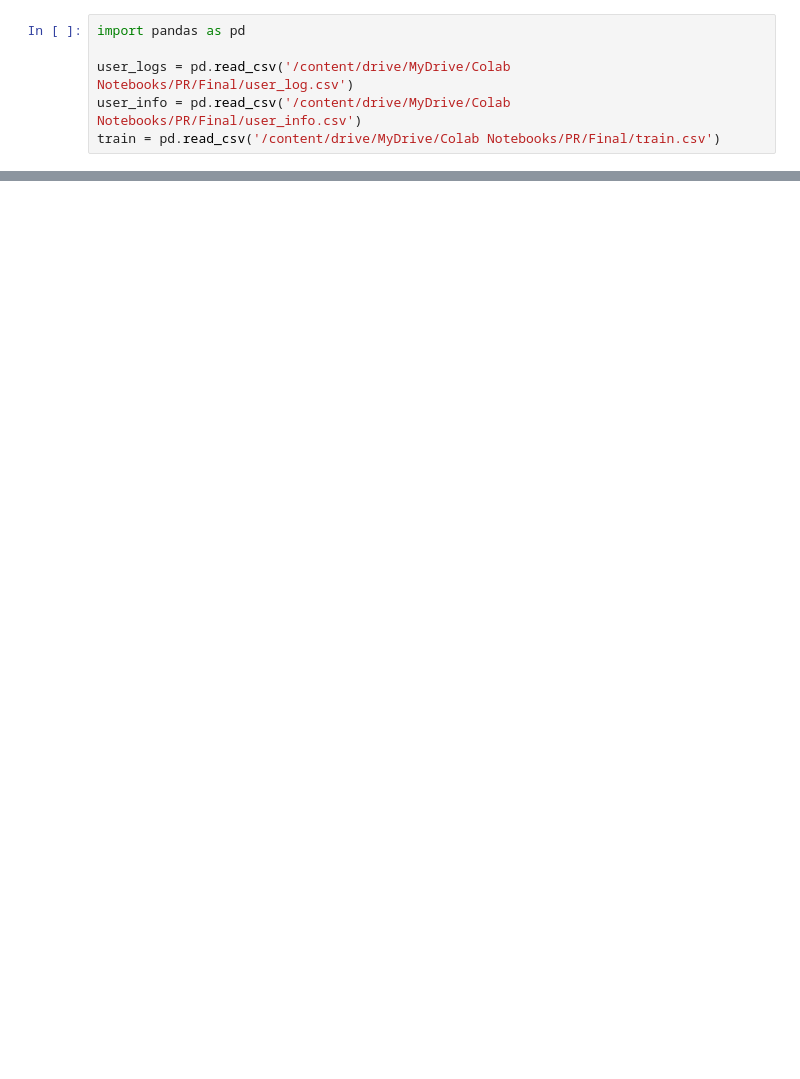
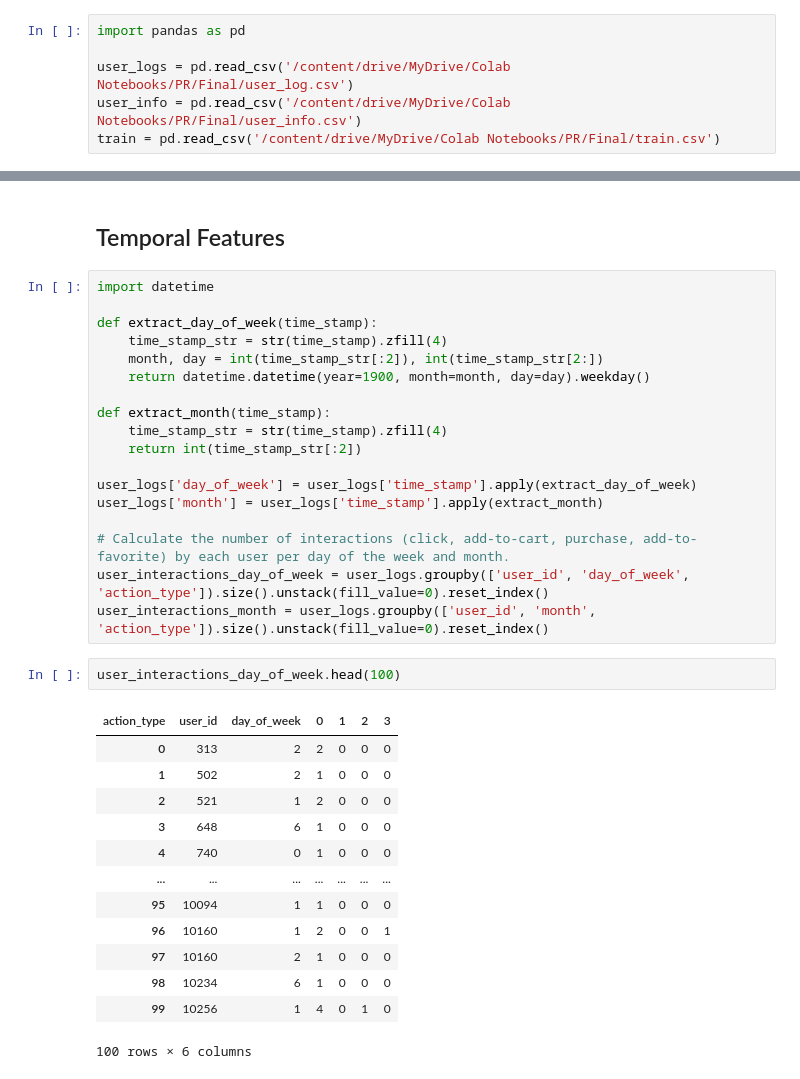
Before and after one commit to CaptainComputer1/CECS550Project, a Jupyter notebook: Features.ipynb, the cells around one changed output, grey strips where cells are left out. Saved outputs shown, nothing was run; the diff lists cells and outputs as text; blank space fills up the shorter version.

```diff
--- a/Features.ipynb
+++ b/Features.ipynb
@@ -278,0 +194,36 @@ user_info.head(50)
+# %% [markdown]
+## Temporal Features
+# %%
+import datetime
+
+def extract_day_of_week(time_stamp):
+    time_stamp_str = str(time_stamp).zfill(4)
+    month, day = int(time_stamp_str[:2]), int(time_stamp_str[2:])
+    return datetime.datetime(year=1900, month=month, day=day).weekday()
+
+def extract_month(time_stamp):
+    time_stamp_str = str(time_stamp).zfill(4)
+    return int(time_stamp_str[:2])
+
+user_logs['day_of_week'] = user_logs['time_stamp'].apply(extract_day_of_week)
+user_logs['month'] = user_logs['time_stamp'].apply(extract_month)
+
+# Calculate the number of interactions (click, add-to-cart, purchase, add-to-favorite) by each user per day of the week and month.
+user_interactions_day_of_week = user_logs.groupby(['user_id', 'day_of_week', 'action_type']).size().unstack(fill_value=0).reset_index()
+user_interactions_month = user_logs.groupby(['user_id', 'month', 'action_type']).size().unstack(fill_value=0).reset_index()
+# %%
+user_interactions_day_of_week.head(100)
+# %% [output]
+| action_type | user_id | day_of_week | 0 | 1 | 2 | 3 |
+| 0 | 313 | 2 | 2 | 0 | 0 | 0 |
+| 1 | 502 | 2 | 1 | 0 | 0 | 0 |
+| 2 | 521 | 1 | 2 | 0 | 0 | 0 |
+| 3 | 648 | 6 | 1 | 0 | 0 | 0 |
+| 4 | 740 | 0 | 1 | 0 | 0 | 0 |
+| ... | ... | ... | ... | ... | ... | ... |
+| 95 | 10094 | 1 | 1 | 0 | 0 | 0 |
+| 96 | 10160 | 1 | 2 | 0 | 0 | 1 |
+| 97 | 10160 | 2 | 1 | 0 | 0 | 0 |
+| 98 | 10234 | 6 | 1 | 0 | 0 | 0 |
+| 99 | 10256 | 1 | 4 | 0 | 1 | 0 |
+100 rows × 6 columns
```
Also changed, not shown: parts of 37 cells of this notebook, 2 other files.
